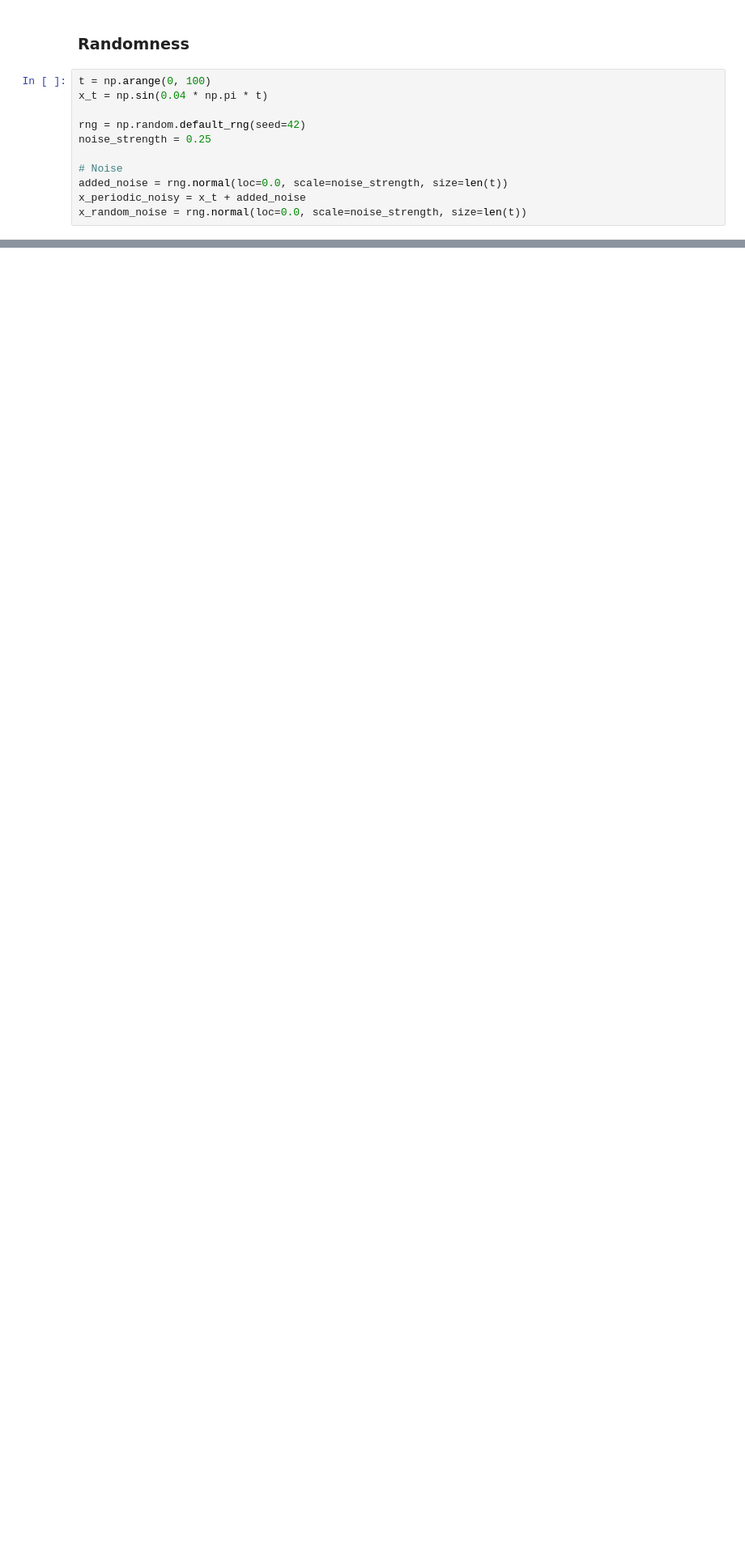
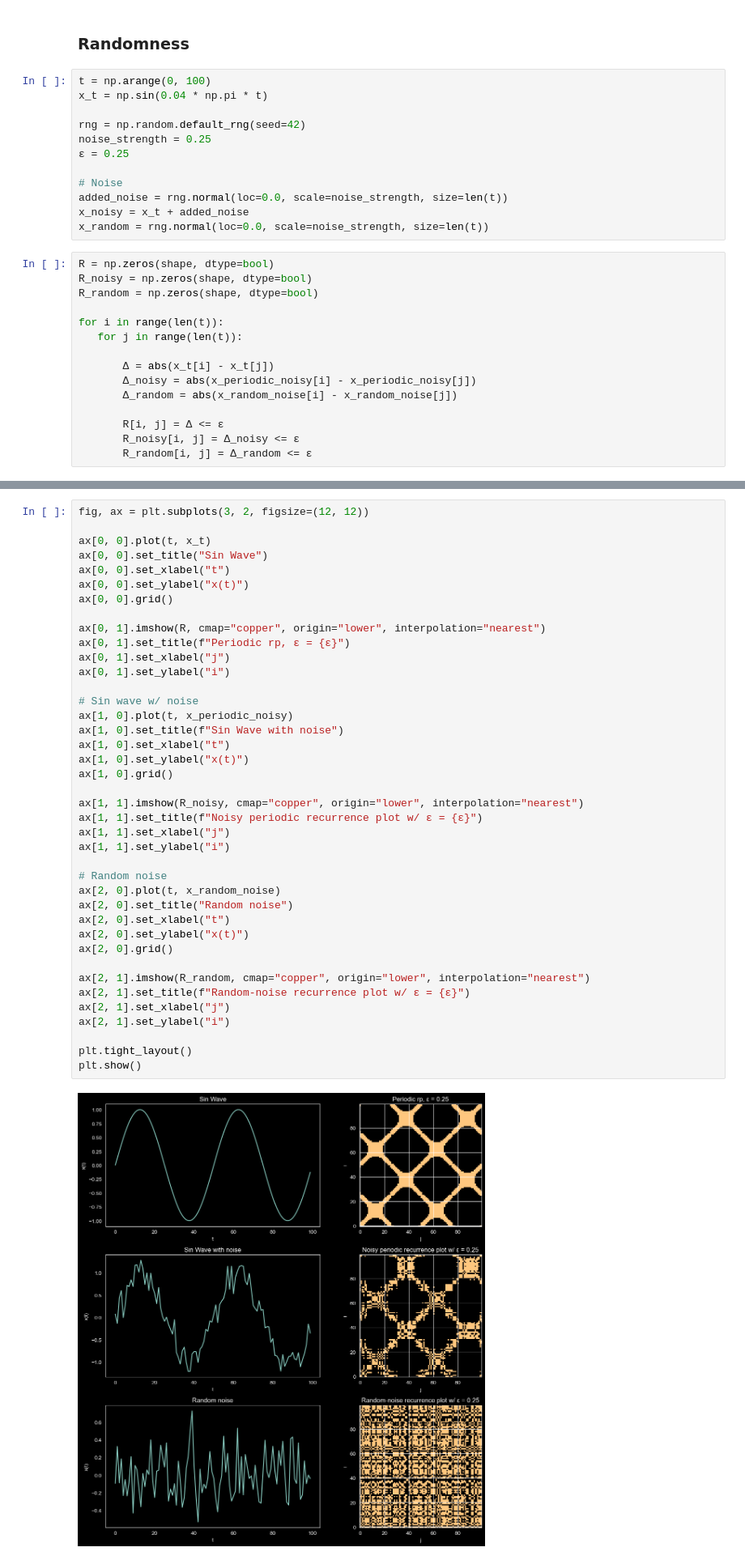
Before and after one commit to Anastasios-Vlachmpeis/Recurrence-Plot-Research, a Jupyter notebook: ResearchBook.ipynb, the cells around one changed output, grey strips where cells are left out. Shown at 81% size. Saved outputs shown, nothing was run; the diff lists cells and outputs as text; blank space fills up the shorter version.

```diff
--- a/ResearchBook.ipynb
+++ b/ResearchBook.ipynb
@@ -136,11 +136,27 @@ x_t = np.sin(0.04 * np.pi * t)
 
 rng = np.random.default_rng(seed=42)
 noise_strength = 0.25
+ε = 0.25
 
 # Noise
 added_noise = rng.normal(loc=0.0, scale=noise_strength, size=len(t))
-x_periodic_noisy = x_t + added_noise
-x_random_noise = rng.normal(loc=0.0, scale=noise_strength, size=len(t))
+x_noisy = x_t + added_noise
+x_random = rng.normal(loc=0.0, scale=noise_strength, size=len(t))
+# %%
+R = np.zeros(shape, dtype=bool)
+R_noisy = np.zeros(shape, dtype=bool)
+R_random = np.zeros(shape, dtype=bool)
+
+for i in range(len(t)):
+   for j in range(len(t)):
+
+       Δ = abs(x_t[i] - x_t[j])
+       Δ_noisy = abs(x_periodic_noisy[i] - x_periodic_noisy[j])
+       Δ_random = abs(x_random_noise[i] - x_random_noise[j])
+
+       R[i, j] = Δ <= ε
+       R_noisy[i, j] = Δ_noisy <= ε
+       R_random[i, j] = Δ_random <= ε
 # %%
 fig, ax = plt.subplots(3, 1, figsize=(10, 8), sharex=True)
 
@@ -164,3 +180,45 @@ plt.tight_layout()
 plt.show()
 # %% [output]
 [figure]
+# %%
+fig, ax = plt.subplots(3, 2, figsize=(12, 12))
+
+ax[0, 0].plot(t, x_t)
+ax[0, 0].set_title("Sin Wave")
+ax[0, 0].set_xlabel("t")
+ax[0, 0].set_ylabel("x(t)")
+ax[0, 0].grid()
+
+ax[0, 1].imshow(R, cmap="copper", origin="lower", interpolation="nearest")
+ax[0, 1].set_title(f"Periodic rp, ε = {ε}")
+ax[0, 1].set_xlabel("j")
+ax[0, 1].set_ylabel("i")
+
+# Sin wave w/ noise
+ax[1, 0].plot(t, x_periodic_noisy)
+ax[1, 0].set_title(f"Sin Wave with noise")
+ax[1, 0].set_xlabel("t")
+ax[1, 0].set_ylabel("x(t)")
+ax[1, 0].grid()
+
+ax[1, 1].imshow(R_noisy, cmap="copper", origin="lower", interpolation="nearest")
+ax[1, 1].set_title(f"Noisy periodic recurrence plot w/ ε = {ε}")
+ax[1, 1].set_xlabel("j")
+ax[1, 1].set_ylabel("i")
+
+# Random noise
+ax[2, 0].plot(t, x_random_noise)
+ax[2, 0].set_title("Random noise")
+ax[2, 0].set_xlabel("t")
+ax[2, 0].set_ylabel("x(t)")
+ax[2, 0].grid()
+
+ax[2, 1].imshow(R_random, cmap="copper", origin="lower", interpolation="nearest")
+ax[2, 1].set_title(f"Random-noise recurrence plot w/ ε = {ε}")
+ax[2, 1].set_xlabel("j")
+ax[2, 1].set_ylabel("i")
+
+plt.tight_layout()
+plt.show()
+# %% [output]
+[figure, added]
```
Also changed, not shown: parts of 3 cells of this notebook.
